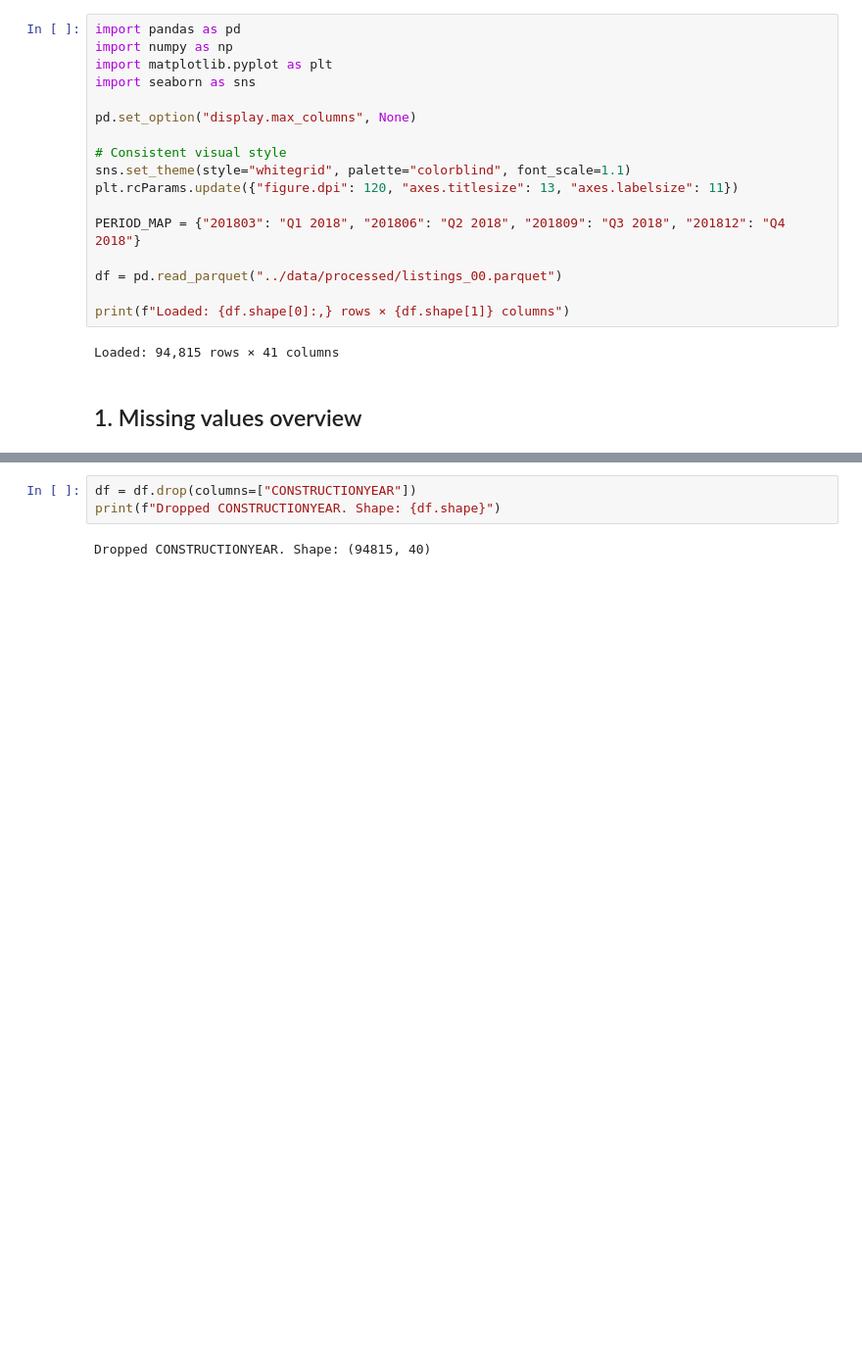
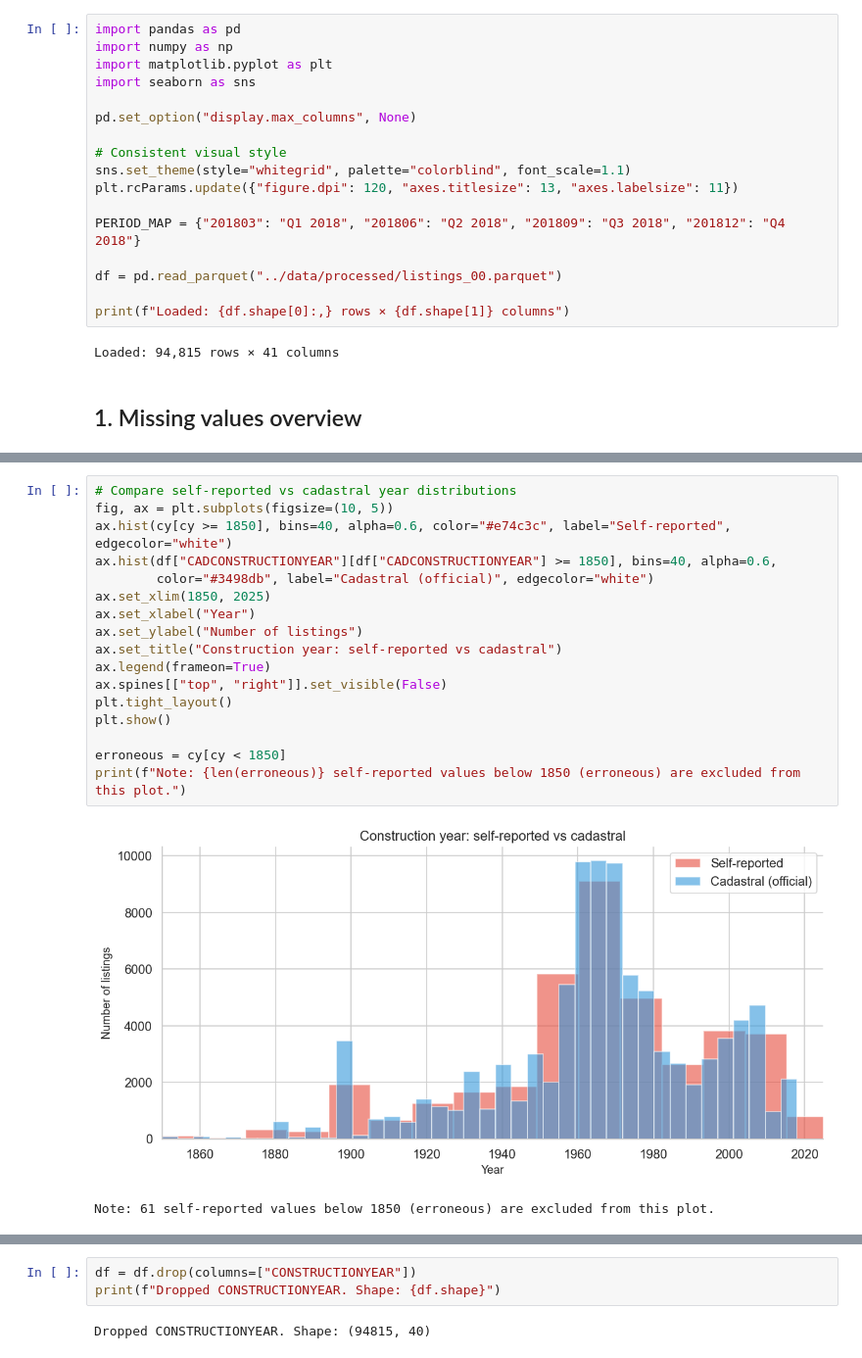
Before and after one commit to PabloMonteroRuiz/machine-learning-airbnb, a Jupyter notebook: notebooks/01_missing_and_erroneous_values.ipynb, the cells around one changed output, grey strips where cells are left out. Shown at 98% size. Drawn from its saved outputs; the diff is of its cells as text; blank space fills up the shorter version.

```diff
--- a/notebooks/01_missing_and_erroneous_values.ipynb
+++ b/notebooks/01_missing_and_erroneous_values.ipynb
@@ -139,0 +77,20 @@ Sample rows with erroneous CONSTRUCTIONYEAR:
+# %%
+# Compare self-reported vs cadastral year distributions
+fig, ax = plt.subplots(figsize=(10, 5))
+ax.hist(cy[cy >= 1850], bins=40, alpha=0.6, color="#e74c3c", label="Self-reported", edgecolor="white")
+ax.hist(df["CADCONSTRUCTIONYEAR"][df["CADCONSTRUCTIONYEAR"] >= 1850], bins=40, alpha=0.6,
+        color="#3498db", label="Cadastral (official)", edgecolor="white")
+ax.set_xlim(1850, 2025)
+ax.set_xlabel("Year")
+ax.set_ylabel("Number of listings")
+ax.set_title("Construction year: self-reported vs cadastral")
+ax.legend(frameon=True)
+ax.spines[["top", "right"]].set_visible(False)
+plt.tight_layout()
+plt.show()
+
+erroneous = cy[cy < 1850]
+print(f"Note: {len(erroneous)} self-reported values below 1850 (erroneous) are excluded from this plot.")
+# %% [output]
+[figure, added]
+Note: 61 self-reported values below 1850 (erroneous) are excluded from this plot.
```
Also changed, not shown: parts of 25 cells of this notebook, 3 other files.
